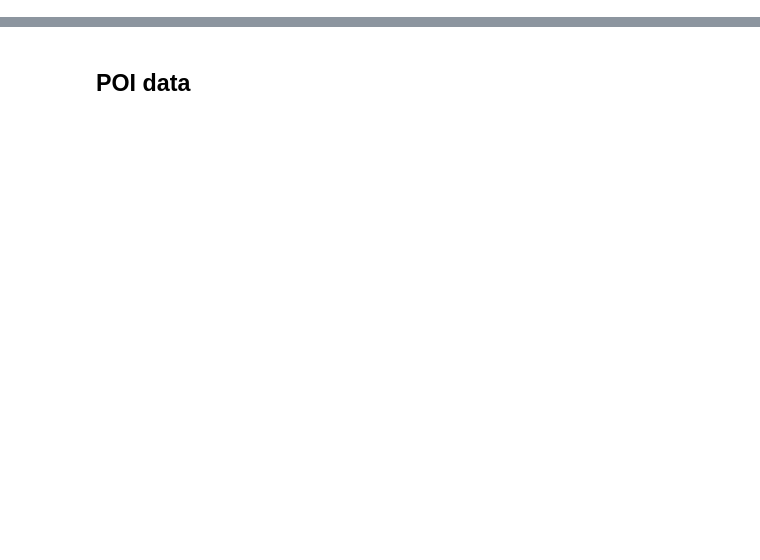
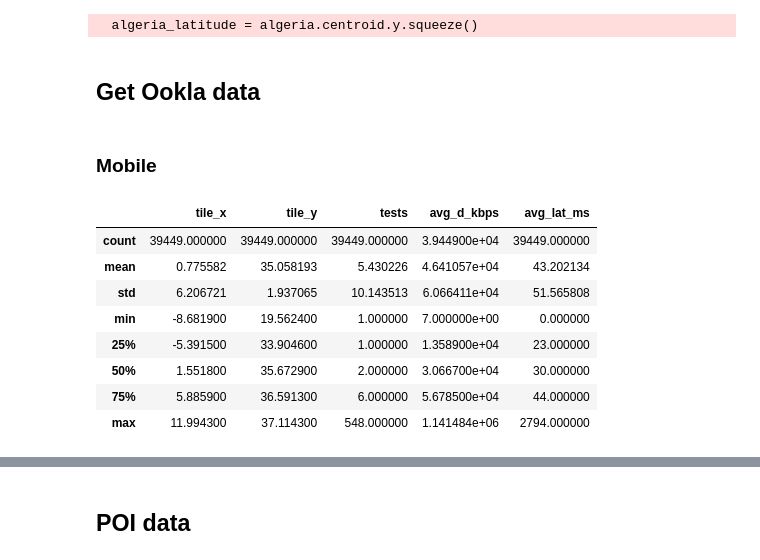
Before and after one commit to FNS-Division/algeria24-training, a Jupyter notebook: eda-standardization.ipynb, the cells around one changed output, grey strips where cells are left out. Drawn from its saved outputs; the diff is of its cells as text; code cells hidden in the pictures; blank space fills up the shorter version.

```diff
--- a/eda-standardization.ipynb
+++ b/eda-standardization.ipynb
@@ -2,0 +22,2 @@ import geopandas as gpd
+# %%
+algeria_boundary = algeria.total_bounds
@@ -2,0 +26,6 @@ import geopandas as gpd
+# %%
+algeria_latitude = algeria.centroid.y.squeeze()
+# %% [output]
+  algeria_latitude = algeria.centroid.y.squeeze()
+# %% [markdown]
+## Get Ookla data
@@ -2,0 +38,2 @@ import geopandas as gpd
+# %% [markdown]
+### Mobile
@@ -2,0 +54,12 @@ import geopandas as gpd
+# %%
+mobile_tiles_df.describe()
+# %% [output]
+|  | tile_x | tile_y | tests | avg_d_kbps | avg_lat_ms |
+| count | 39449.000000 | 39449.000000 | 39449.000000 | 3.944900e+04 | 39449.000000 |
+| mean | 0.775582 | 35.058193 | 5.430226 | 4.641057e+04 | 43.202134 |
+| std | 6.206721 | 1.937065 | 10.143513 | 6.066411e+04 | 51.565808 |
+| min | -8.681900 | 19.562400 | 1.000000 | 7.000000e+00 | 0.000000 |
+| 25% | -5.391500 | 33.904600 | 1.000000 | 1.358900e+04 | 23.000000 |
+| 50% | 1.551800 | 35.672900 | 2.000000 | 3.066700e+04 | 30.000000 |
+| 75% | 5.885900 | 36.591300 | 6.000000 | 5.678500e+04 | 44.000000 |
+| max | 11.994300 | 37.114300 | 548.000000 | 1.141484e+06 | 2794.000000 |
```
Also changed, not shown: parts of 34 cells of this notebook, 2 other files.
